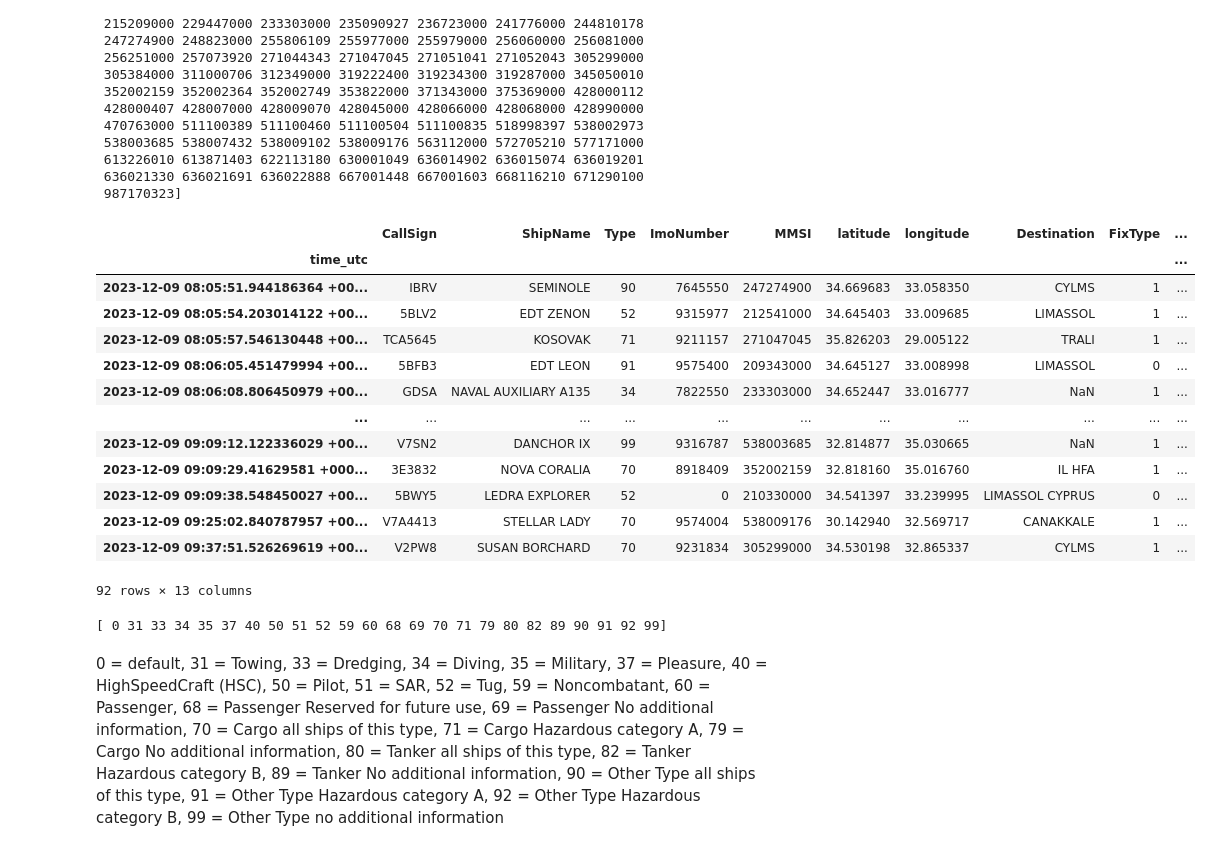
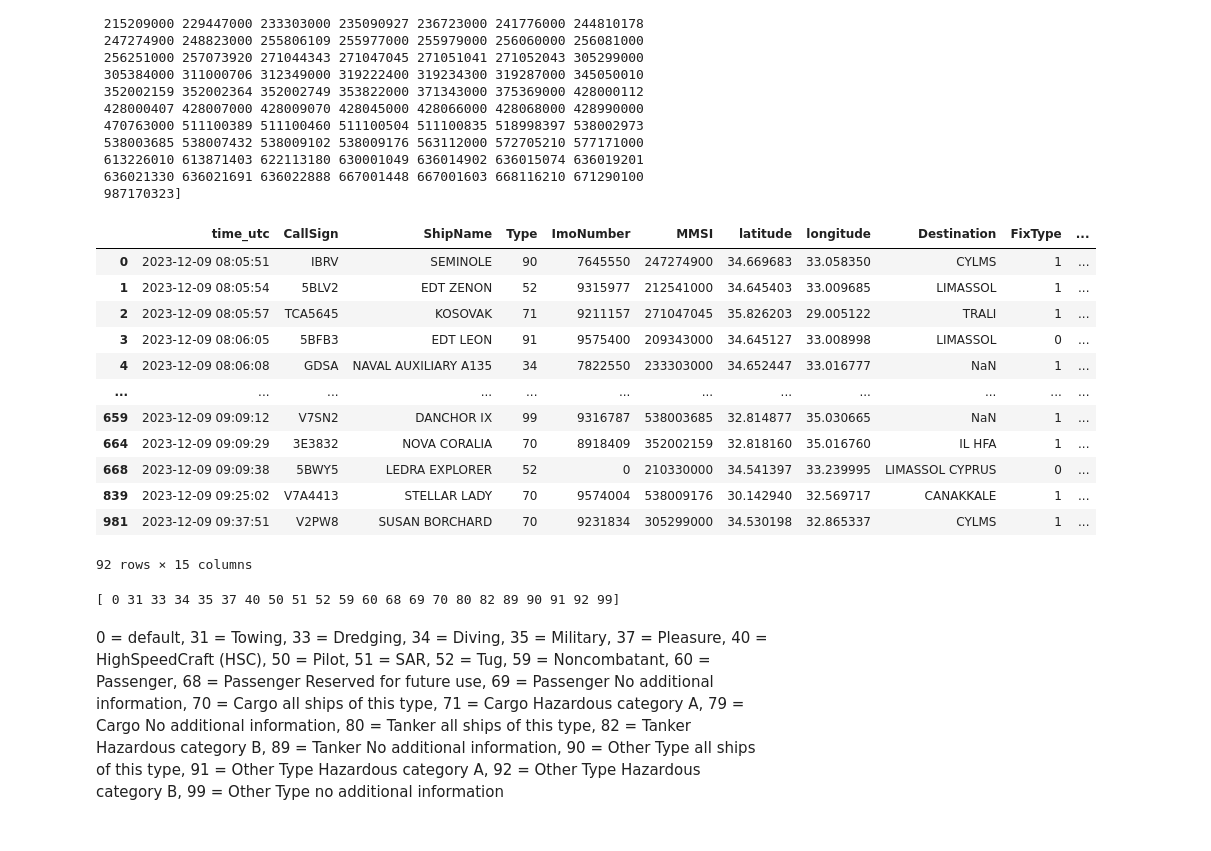
Before and after one commit to HUA-Applied-EFP01/data-analysis-233, a Jupyter notebook: data_analysis.ipynb, the cells around one changed output. Saved outputs shown, nothing was run; the diff lists cells and outputs as text; code cells hidden in the pictures.

```diff
--- a/data_analysis.ipynb
+++ b/data_analysis.ipynb
@@ -300,29 +241,28 @@ print(np.sort(raw_ship_data['MMSI'].unique()))
  987170323]
 # %%
 # Get a dataframe with only the single ships
-unique_ships = raw_ship_data.drop_duplicates(subset=['MMSI'])
+unique_ships = geo_raw_ship_data.drop_duplicates(subset=['MMSI'])
 display(unique_ships)
 # %% [output]
-|  | CallSign | ShipName | Type | ImoNumber | MMSI | latitude | longitude | Destination | FixType | ... |
-| time_utc |  |  |  |  |  |  |  |  |  | ... |
-| 2023-12-09 08:05:51.944186364 +00... | IBRV | SEMINOLE | 90 | 7645550 | 247274900 | 34.669683 | 33.058350 | CYLMS | 1 | ... |
-| 2023-12-09 08:05:54.203014122 +00... | 5BLV2 | EDT ZENON | 52 | 9315977 | 212541000 | 34.645403 | 33.009685 | LIMASSOL | 1 | ... |
-| 2023-12-09 08:05:57.546130448 +00... | TCA5645 | KOSOVAK | 71 | 9211157 | 271047045 | 35.826203 | 29.005122 | TRALI | 1 | ... |
-| 2023-12-09 08:06:05.451479994 +00... | 5BFB3 | EDT LEON | 91 | 9575400 | 209343000 | 34.645127 | 33.008998 | LIMASSOL | 0 | ... |
-| 2023-12-09 08:06:08.806450979 +00... | GDSA | NAVAL AUXILIARY A135 | 34 | 7822550 | 233303000 | 34.652447 | 33.016777 | NaN | 1 | ... |
-| ... | ... | ... | ... | ... | ... | ... | ... | ... | ... | ... |
-| 2023-12-09 09:09:12.122336029 +00... | V7SN2 | DANCHOR IX | 99 | 9316787 | 538003685 | 32.814877 | 35.030665 | NaN | 1 | ... |
-| 2023-12-09 09:09:29.41629581 +000... | 3E3832 | NOVA CORALIA | 70 | 8918409 | 352002159 | 32.818160 | 35.016760 | IL HFA | 1 | ... |
-| 2023-12-09 09:09:38.548450027 +00... | 5BWY5 | LEDRA EXPLORER | 52 | 0 | 210330000 | 34.541397 | 33.239995 | LIMASSOL CYPRUS | 0 | ... |
-| 2023-12-09 09:25:02.840787957 +00... | V7A4413 | STELLAR LADY | 70 | 9574004 | 538009176 | 30.142940 | 32.569717 | CANAKKALE | 1 | ... |
-| 2023-12-09 09:37:51.526269619 +00... | V2PW8 | SUSAN BORCHARD | 70 | 9231834 | 305299000 | 34.530198 | 32.865337 | CYLMS | 1 | ... |
+|  | time_utc | CallSign | ShipName | Type | ImoNumber | MMSI | latitude | longitude | Destination | FixType | ... |
+| 0 | 2023-12-09 08:05:51 | IBRV | SEMINOLE | 90 | 7645550 | 247274900 | 34.669683 | 33.058350 | CYLMS | 1 | ... |
+| 1 | 2023-12-09 08:05:54 | 5BLV2 | EDT ZENON | 52 | 9315977 | 212541000 | 34.645403 | 33.009685 | LIMASSOL | 1 | ... |
+| 2 | 2023-12-09 08:05:57 | TCA5645 | KOSOVAK | 71 | 9211157 | 271047045 | 35.826203 | 29.005122 | TRALI | 1 | ... |
+| 3 | 2023-12-09 08:06:05 | 5BFB3 | EDT LEON | 91 | 9575400 | 209343000 | 34.645127 | 33.008998 | LIMASSOL | 0 | ... |
+| 4 | 2023-12-09 08:06:08 | GDSA | NAVAL AUXILIARY A135 | 34 | 7822550 | 233303000 | 34.652447 | 33.016777 | NaN | 1 | ... |
+| ... | ... | ... | ... | ... | ... | ... | ... | ... | ... | ... | ... |
+| 659 | 2023-12-09 09:09:12 | V7SN2 | DANCHOR IX | 99 | 9316787 | 538003685 | 32.814877 | 35.030665 | NaN | 1 | ... |
+| 664 | 2023-12-09 09:09:29 | 3E3832 | NOVA CORALIA | 70 | 8918409 | 352002159 | 32.818160 | 35.016760 | IL HFA | 1 | ... |
+| 668 | 2023-12-09 09:09:38 | 5BWY5 | LEDRA EXPLORER | 52 | 0 | 210330000 | 34.541397 | 33.239995 | LIMASSOL CYPRUS | 0 | ... |
+| 839 | 2023-12-09 09:25:02 | V7A4413 | STELLAR LADY | 70 | 9574004 | 538009176 | 30.142940 | 32.569717 | CANAKKALE | 1 | ... |
+| 981 | 2023-12-09 09:37:51 | V2PW8 | SUSAN BORCHARD | 70 | 9231834 | 305299000 | 34.530198 | 32.865337 | CYLMS | 1 | ... |
-92 rows × 13 columns
+92 rows × 15 columns
 # %%
 # Find the different type of ships
 ship_type = unique_ships['Type'].unique()
 print(np.sort(ship_type))
 # %% [output]
-[ 0 31 33 34 35 37 40 50 51 52 59 60 68 69 70 71 79 80 82 89 90 91 92 99]
+[ 0 31 33 34 35 37 40 50 51 52 59 60 68 69 70 80 82 89 90 91 92 99]
 # %% [markdown]
  0  = default,
  31 = Towing,
```
Also changed, not shown: parts of 19 cells of this notebook.
